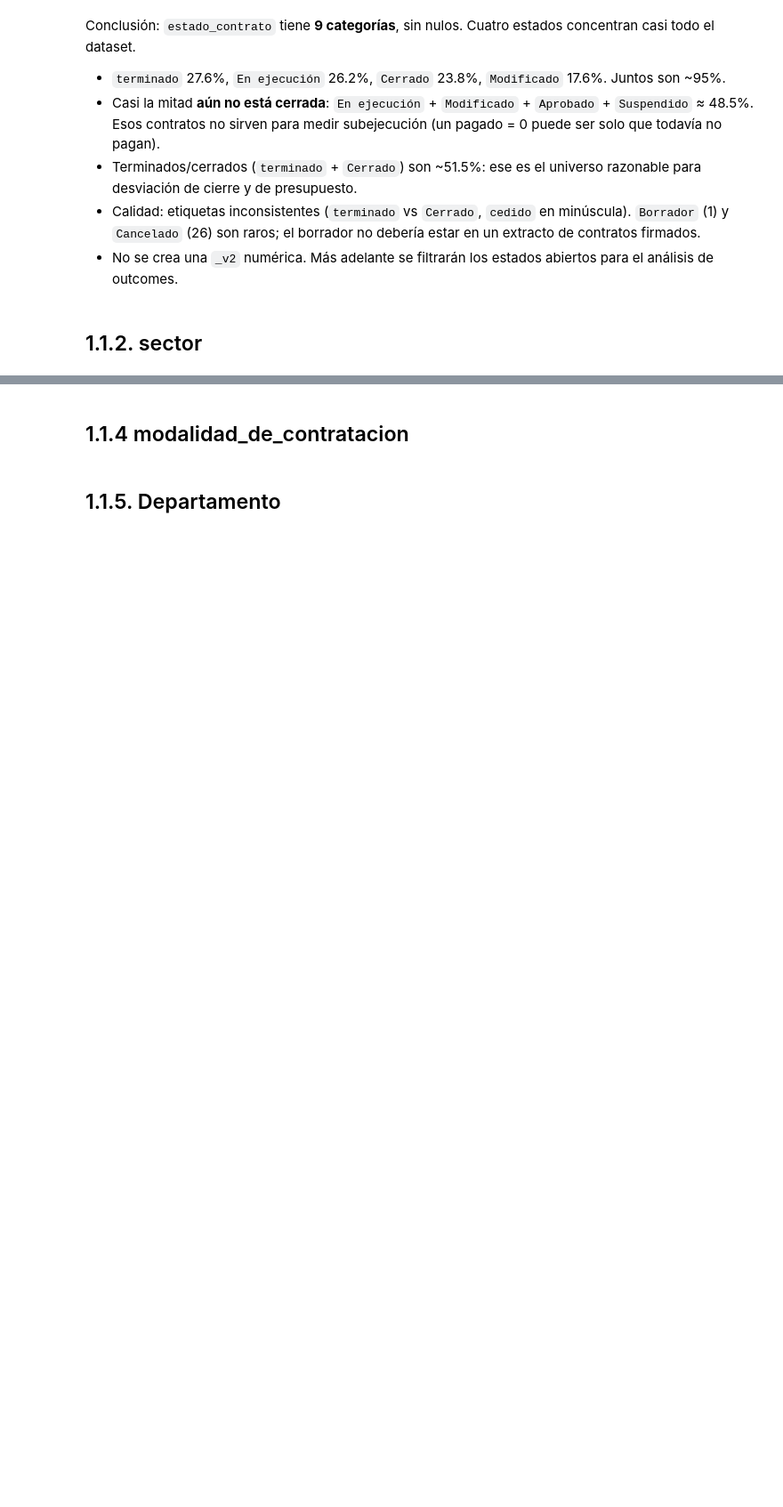
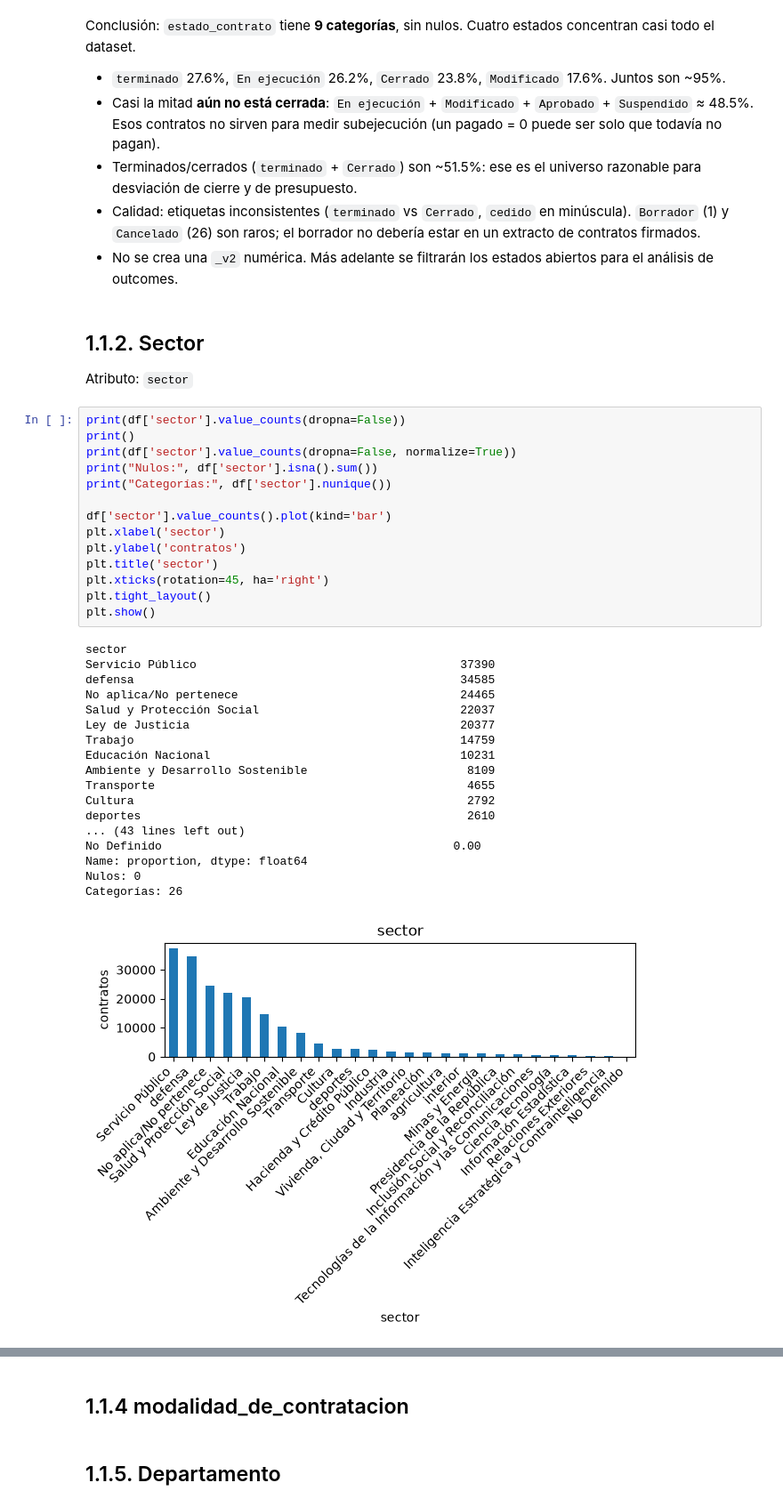
Before and after one commit to jdguzmans/ciencia-de-datos-aplicada-taller-1, a Jupyter notebook: notebook.ipynb, the cells around one changed output, grey strips where cells are left out. Shown at 89% size. Saved outputs shown, nothing was run; the diff lists cells and outputs as text; blank space fills up the shorter version.

Commit message:
punto 1 - agregando sector y tipo de contratación

```diff
--- a/notebook.ipynb
+++ b/notebook.ipynb
@@ -412,4 +412,38 @@ Conclusión: `estado_contrato` tiene **9 categorías**, sin nulos. Cuatro estado
 - Calidad: etiquetas inconsistentes (`terminado` vs `Cerrado`, `cedido` en minúscula). `Borrador` (1) y `Cancelado` (26) son raros; el borrador no debería estar en un extracto de contratos firmados.
 - No se crea una `_v2` numérica. Más adelante se filtrarán los estados abiertos para el análisis de outcomes.
 # %% [markdown]
-## 1.1.2. sector
+## 1.1.2. Sector
+Atributo: `sector`
+# %%
+print(df['sector'].value_counts(dropna=False))
+print()
+print(df['sector'].value_counts(dropna=False, normalize=True))
+print("Nulos:", df['sector'].isna().sum())
+print("Categorías:", df['sector'].nunique())
+
+df['sector'].value_counts().plot(kind='bar')
+plt.xlabel('sector')
+plt.ylabel('contratos')
+plt.title('sector')
+plt.xticks(rotation=45, ha='right')
+plt.tight_layout()
+plt.show()
+# %% [output]
+sector
+Servicio Público                                      37390
+defensa                                               34585
+No aplica/No pertenece                                24465
+Salud y Protección Social                             22037
+Ley de Justicia                                       20377
+Trabajo                                               14759
+Educación Nacional                                    10231
+Ambiente y Desarrollo Sostenible                       8109
+Transporte                                             4655
+Cultura                                                2792
+deportes                                               2610
+... (43 lines left out)
+No Definido                                          0.00
+Name: proportion, dtype: float64
+Nulos: 0
+Categorías: 26
+[figure, added]
```
Also changed, not shown: parts of 4 cells of this notebook.
